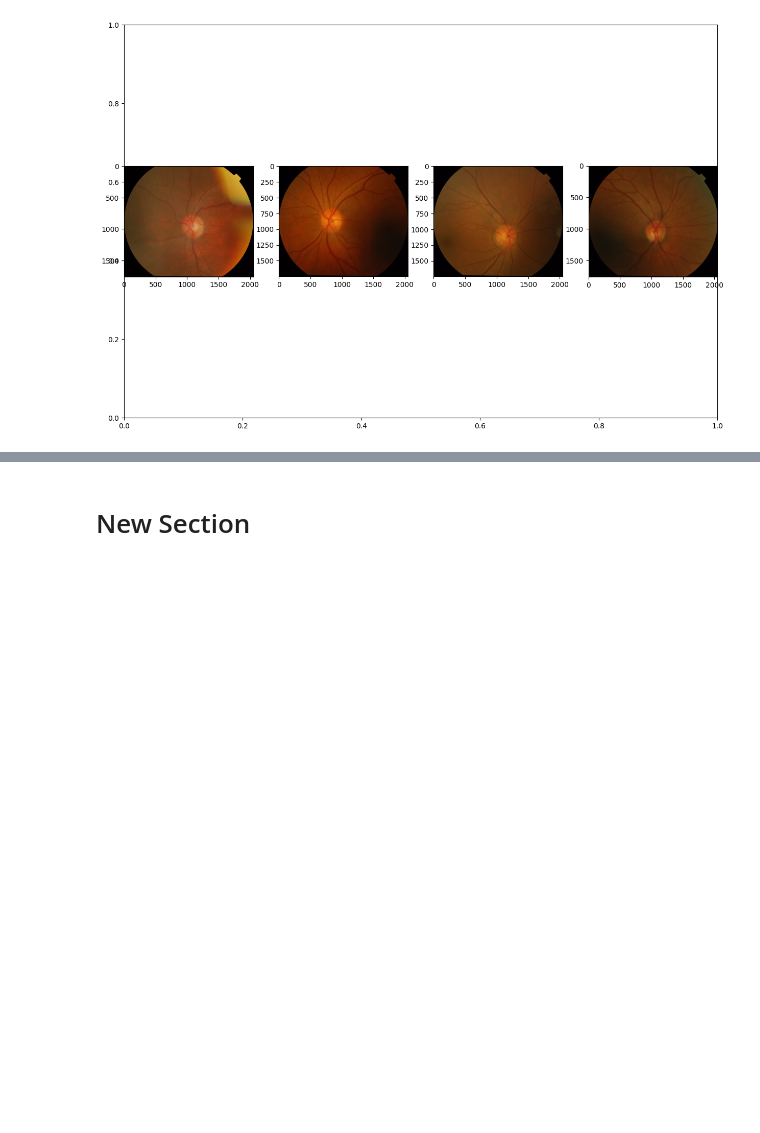
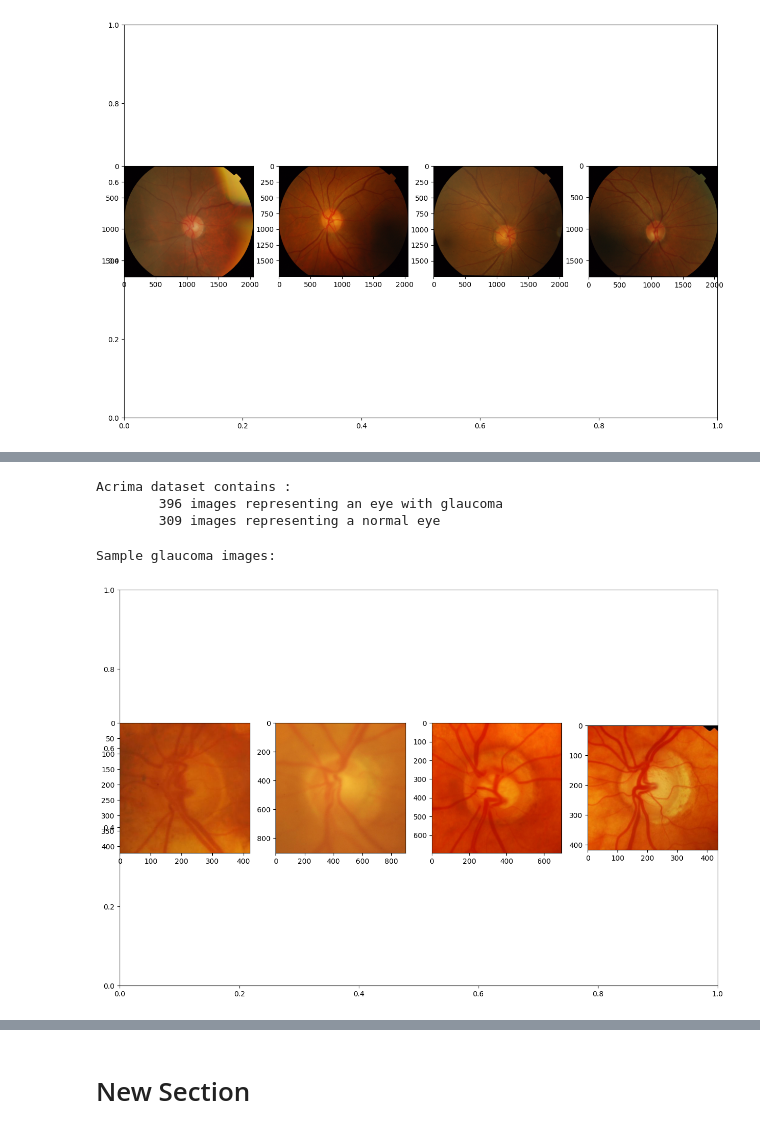
Before and after one commit to KUDUPUDIMOUNIKA/Glaucomo_Detection, a Jupyter notebook: GlaucomoDetection.ipynb, the cells around one changed output, grey strips where cells are left out. Drawn from its saved outputs; the diff is of its cells as text; code cells hidden in the pictures; blank space fills up the shorter version.

```diff
--- a/GlaucomoDetection.ipynb
+++ b/GlaucomoDetection.ipynb
@@ -63,0 +138,18 @@ Sample Dristhi normal images:
+# %%
+print("Acrima dataset contains : ")
+print(f"\t{len(glaucoma_images)} images representing an eye with glaucoma")
+print(f"\t{len(normal_images)} images representing a normal eye")
+# %% [output]
+Acrima dataset contains :
+        396 images representing an eye with glaucoma
+        309 images representing a normal eye
+# %%
+print("Sample glaucoma images:")
+plt.subplots(figsize=(15, 10))
+for i in range(1, 5):
+    plt.subplot(1, 4, i)
+    plt.imshow(load_img(f"{os.path.join(glaucoma_dir, glaucoma_images[i - 1])}"))
+plt.show()
+# %% [output]
+Sample glaucoma images:
+[figure, added]
```
Also changed, not shown: parts of 10 cells of this notebook.
